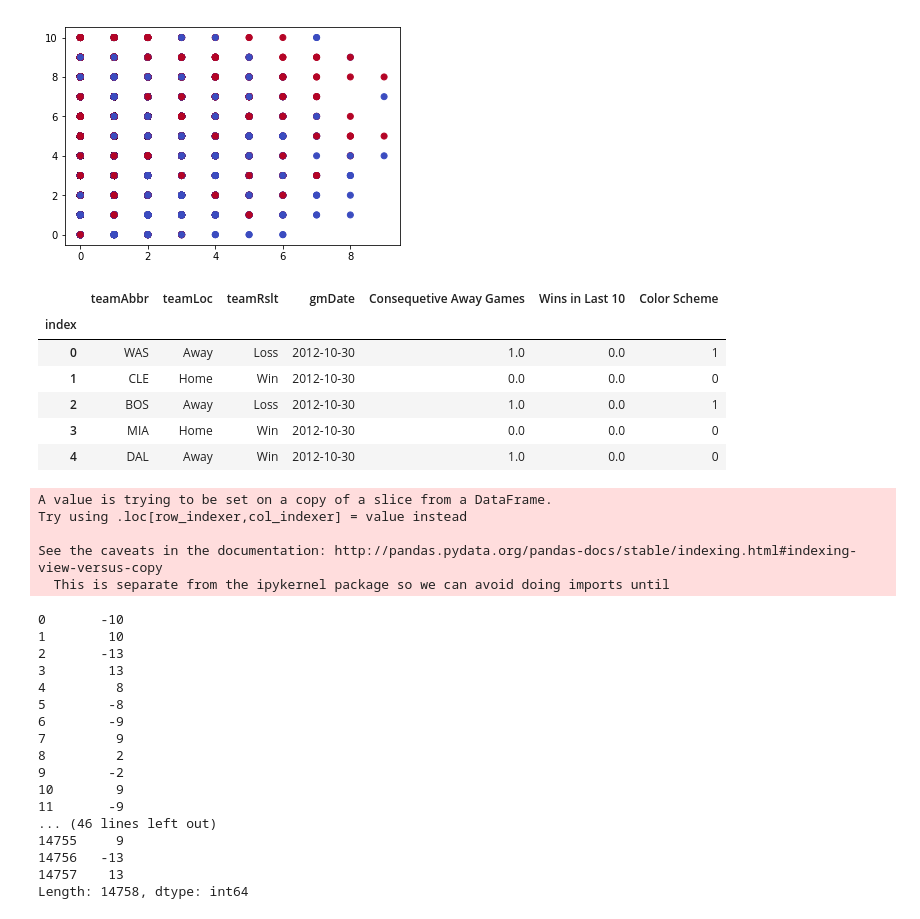
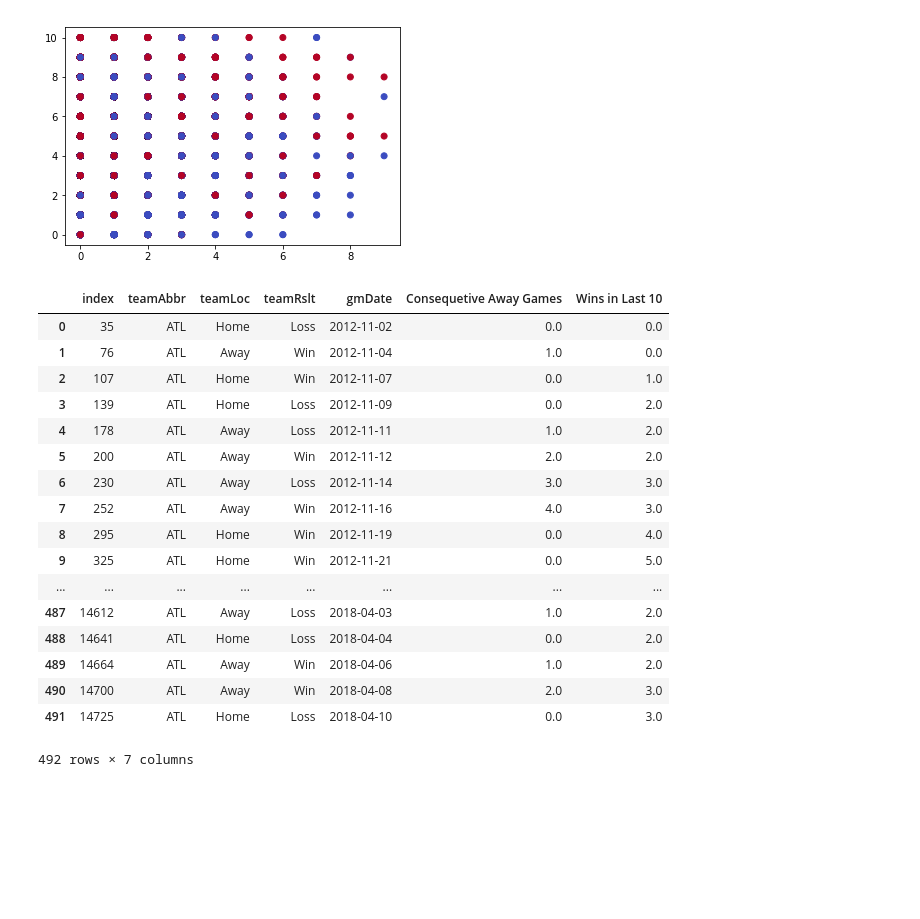
Before and after one commit to jjsahabu/NBA-Game-Predictor, a Jupyter notebook: W207-Final-Project-JJ-v2.ipynb, the cells around one changed output. Cells and saved outputs as stored; diff of their text form; code cells hidden in the pictures; blank space fills up the shorter version.

```diff
--- a/W207-Final-Project-JJ-v2.ipynb
+++ b/W207-Final-Project-JJ-v2.ipynb
@@ -498,42 +498,33 @@ plt.scatter(final['Consequetive Away Games'],final['Wins in Last 10'], c=final['
 # %% [output]
 <matplotlib.collections.PathCollection at 0x...>
 [figure]
-# %%
-final.head()
-# %% [output]
-|  | teamAbbr | teamLoc | teamRslt | gmDate | Consequetive Away Games | Wins in Last 10 | Color Scheme |
-| index |  |  |  |  |  |  |  |
-| 0 | WAS | Away | Loss | 2012-10-30 | 1.0 | 0.0 | 1 |
-| 1 | CLE | Home | Win | 2012-10-30 | 0.0 | 0.0 | 0 |
-| 2 | BOS | Away | Loss | 2012-10-30 | 1.0 | 0.0 | 1 |
-| 3 | MIA | Home | Win | 2012-10-30 | 0.0 | 0.0 | 0 |
-| 4 | DAL | Away | Win | 2012-10-30 | 1.0 | 0.0 | 0 |
-# %%
-points = teamBox[['teamPTS','opptPTS']]
-
-points["ptDiff"] = points['teamPTS'] - points['opptPTS']
-
-ptdiff
-# %% [output]
-A value is trying to be set on a copy of a slice from a DataFrame.
-Try using .loc[row_indexer,col_indexer] = value instead
-
-See the caveats in the documentation: http://pandas.pydata.org/pandas-docs/stable/indexing.html#indexing-view-versus-copy
-  This is separate from the ipykernel package so we can avoid doing imports until
-0       -10
-1        10
-2       -13
-3        13
-4         8
-5        -8
-6        -9
-7         9
-8         2
-9        -2
-10        9
-11       -9
-... (46 lines left out)
-14755     9
-14756   -13
-14757    13
-Length: 14758, dtype: int64
+# %%
+ATL = team_dict['ATL']
+Counter = 0
+for ind, row in ATL.iterrows():
+    if row['teamRslt'] == "Win":
+        Counter += 1
+        temp.loc[ind, "Win Streak"] = Counter
+    else:
+        Counter = 0
+        temp.loc[ind, "Consequetive Away Games"] = Counter
+    team_dict[teams] = temp
+# %% [output]
+|  | index | teamAbbr | teamLoc | teamRslt | gmDate | Consequetive Away Games | Wins in Last 10 |
+| 0 | 35 | ATL | Home | Loss | 2012-11-02 | 0.0 | 0.0 |
+| 1 | 76 | ATL | Away | Win | 2012-11-04 | 1.0 | 0.0 |
+| 2 | 107 | ATL | Home | Win | 2012-11-07 | 0.0 | 1.0 |
+| 3 | 139 | ATL | Home | Loss | 2012-11-09 | 0.0 | 2.0 |
+| 4 | 178 | ATL | Away | Loss | 2012-11-11 | 1.0 | 2.0 |
+| 5 | 200 | ATL | Away | Win | 2012-11-12 | 2.0 | 2.0 |
+| 6 | 230 | ATL | Away | Loss | 2012-11-14 | 3.0 | 3.0 |
+| 7 | 252 | ATL | Away | Win | 2012-11-16 | 4.0 | 3.0 |
+| 8 | 295 | ATL | Home | Win | 2012-11-19 | 0.0 | 4.0 |
+| 9 | 325 | ATL | Home | Win | 2012-11-21 | 0.0 | 5.0 |
+| ... | ... | ... | ... | ... | ... | ... | ... |
+| 487 | 14612 | ATL | Away | Loss | 2018-04-03 | 1.0 | 2.0 |
+| 488 | 14641 | ATL | Home | Loss | 2018-04-04 | 0.0 | 2.0 |
+| 489 | 14664 | ATL | Away | Win | 2018-04-06 | 1.0 | 2.0 |
+| 490 | 14700 | ATL | Away | Win | 2018-04-08 | 2.0 | 3.0 |
+| 491 | 14725 | ATL | Home | Loss | 2018-04-10 | 0.0 | 3.0 |
+492 rows × 7 columns
```
Also changed, not shown: 1 other file.
